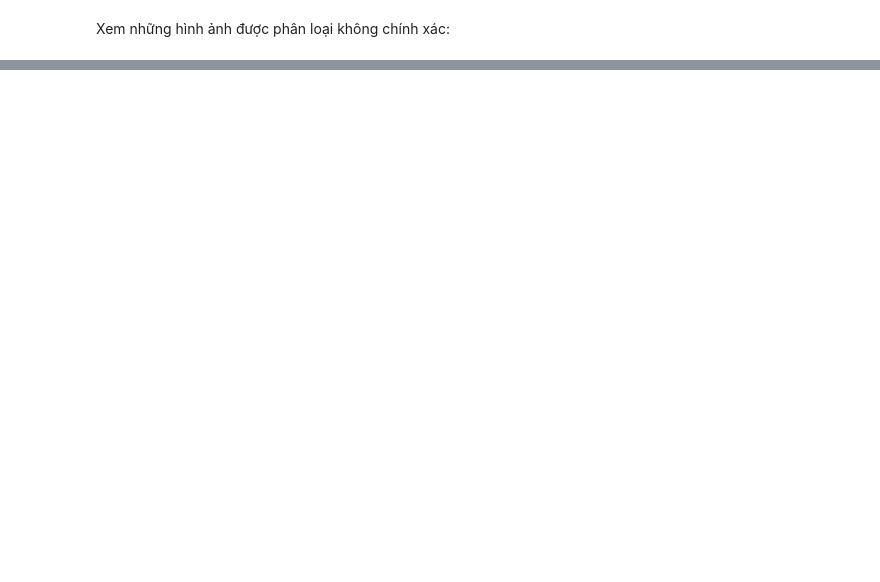
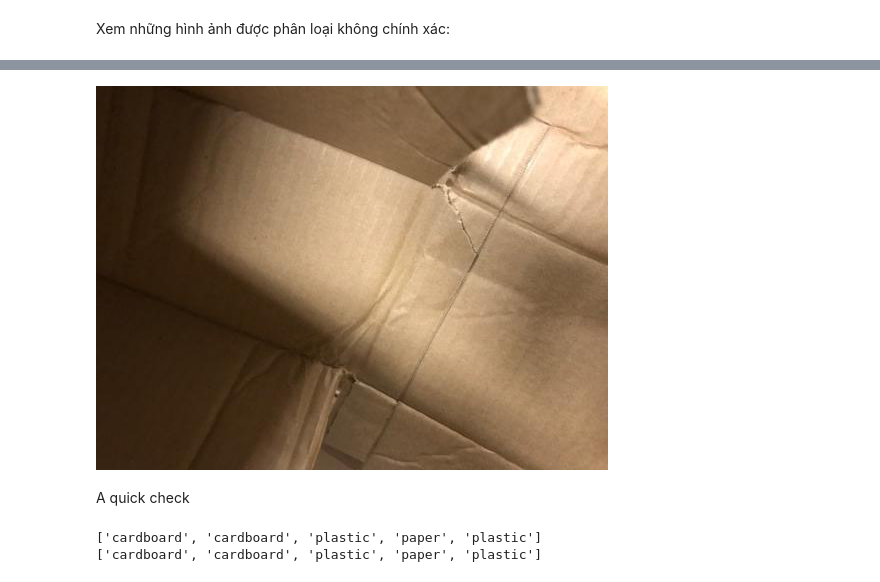
Before and after one commit to ladaifu/waste-sorting, a Jupyter notebook: waste_sorting.ipynb, the cells around one changed output, grey strips where cells are left out. Cells and saved outputs as stored; diff of their text form; code cells hidden in the pictures; blank space fills up the shorter version.

```diff
--- a/waste_sorting.ipynb
+++ b/waste_sorting.ipynb
@@ -228,0 +325,5 @@ interp.most_confused(min_val=2)
+# %%
+# kiểm tra xem hình ảnh đầu tiên có phải là cardboard không :))
+learn.data.test_ds[0][0]
+# %% [output]
+[figure, added]
@@ -228,0 +340,11 @@ interp.most_confused(min_val=2)
+# %% [markdown]
+A quick check
+# %%
+# predicted values
+print(yhat[0:5])
+
+# actual values
+print(y[0:5])
+# %% [output]
+['cardboard', 'cardboard', 'plastic', 'paper', 'plastic']
+['cardboard', 'cardboard', 'plastic', 'paper', 'plastic']
```
Also changed, not shown: parts of 30 cells of this notebook.
